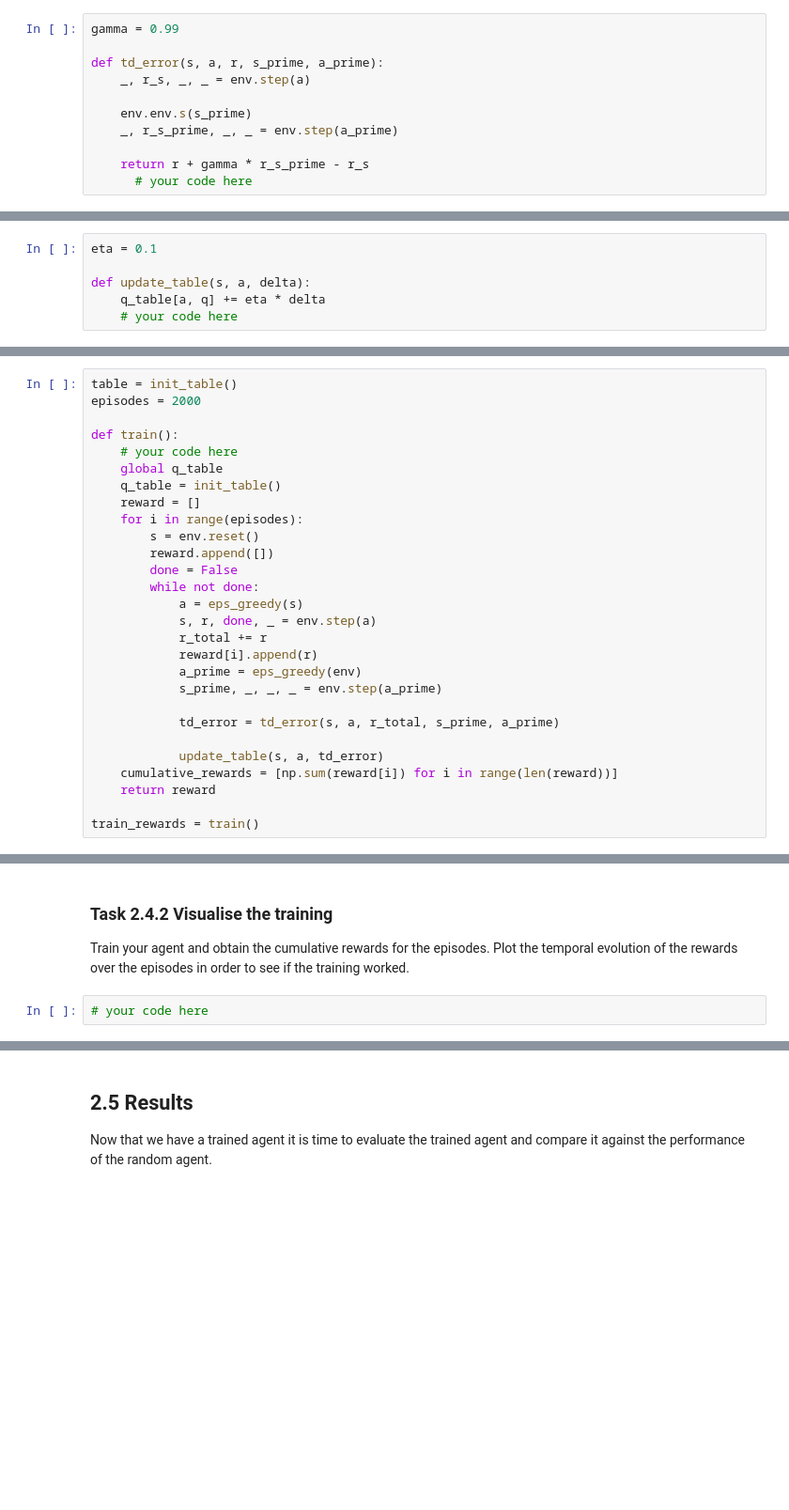
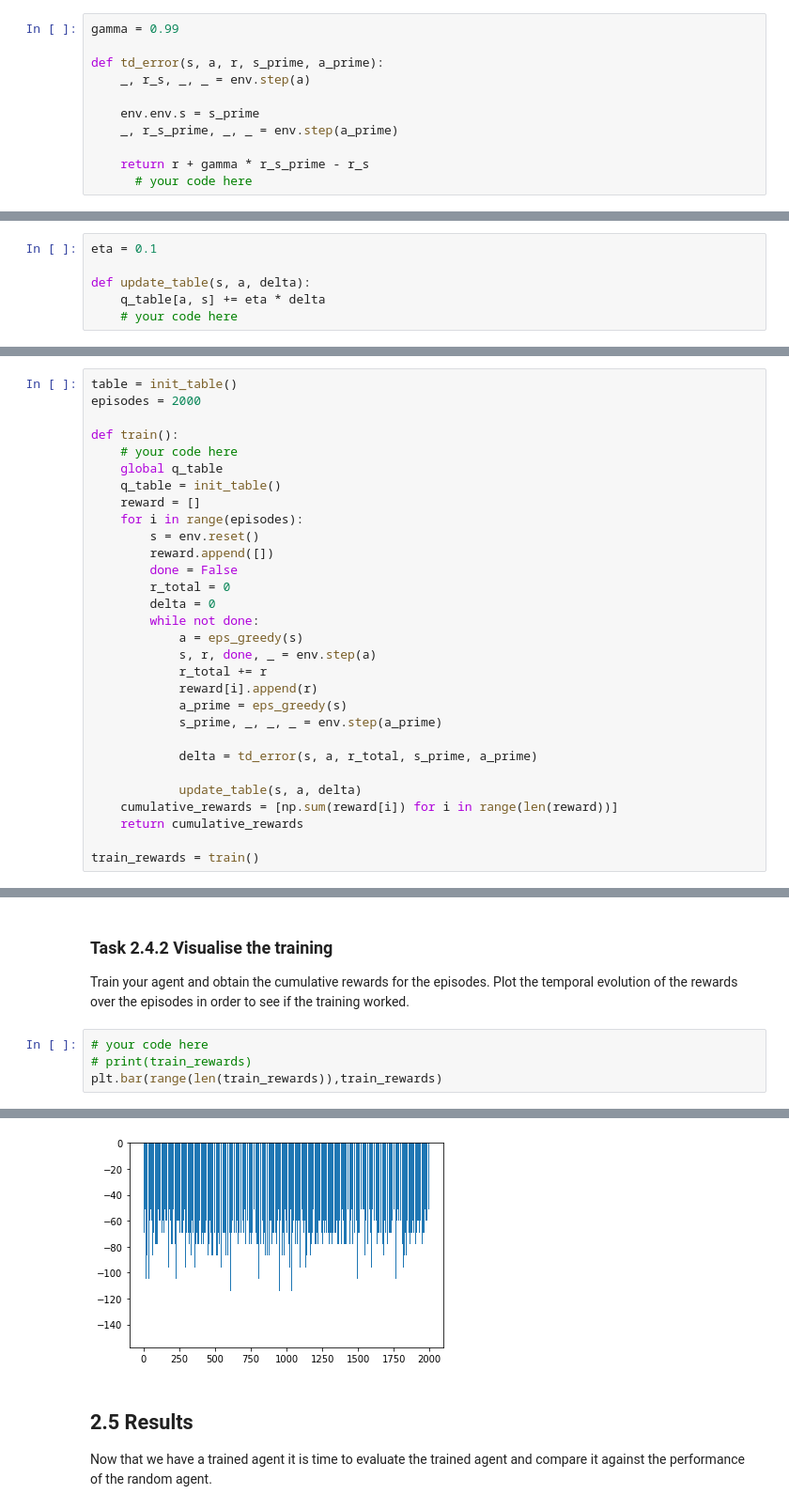
Before and after one commit to joe-hannes/DAIS, a Jupyter notebook: week5/SARSA.ipynb, the cells around one changed output, grey strips where cells are left out. Shown at 94% size. Saved outputs shown, nothing was run; the diff lists cells and outputs as text; blank space fills up the shorter version.

```diff
--- a/week5/SARSA.ipynb
+++ b/week5/SARSA.ipynb
@@ -289,7 +263,7 @@ gamma = 0.99
 def td_error(s, a, r, s_prime, a_prime):
     _, r_s, _, _ = env.step(a)
 
-    env.env.s(s_prime)
+    env.env.s = s_prime
     _, r_s_prime, _, _ = env.step(a_prime)
 
     return r + gamma * r_s_prime - r_s
@@ -303,7 +277,7 @@ Write a function _update\_table()_ that takes as inputs the current state, the c
 eta = 0.1
 
 def update_table(s, a, delta):
-    q_table[a, q] += eta * delta
+    q_table[a, s] += eta * delta
     # your code here
 # %% [markdown]
 ## 2.4 Training
@@ -337,18 +311,20 @@ def train():
         s = env.reset()
         reward.append([])
         done = False
+        r_total = 0
+        delta = 0
         while not done:
             a = eps_greedy(s)
             s, r, done, _ = env.step(a)
             r_total += r
             reward[i].append(r)
-            a_prime = eps_greedy(env)
+            a_prime = eps_greedy(s)
             s_prime, _, _, _ = env.step(a_prime)
 
-            td_error = td_error(s, a, r_total, s_prime, a_prime)
+            delta = td_error(s, a, r_total, s_prime, a_prime)
 
-            update_table(s, a, td_error)
+            update_table(s, a, delta)
     cumulative_rewards = [np.sum(reward[i]) for i in range(len(reward))]
-    return reward
+    return cumulative_rewards
 
 train_rewards = train()
@@ -360,3 +334,6 @@ Train your agent and obtain the cumulative rewards for the episodes.
 Plot the temporal evolution of the rewards over the episodes in order to see if the training worked.
 # %%
 # your code here
+# print(train_rewards)
+plt.bar(range(len(train_rewards)),train_rewards)
+# %% [output]
@@ -363,3 +341,4 @@ Plot the temporal evolution of the rewards over the episodes in order to see if
+[figure, added]
 # %% [markdown]
 ## 2.5 Results
 Now that we have a trained agent it is time to evaluate the trained agent and compare it against the performance of the random agent.
```
Also changed, not shown: parts of 9 cells of this notebook.
